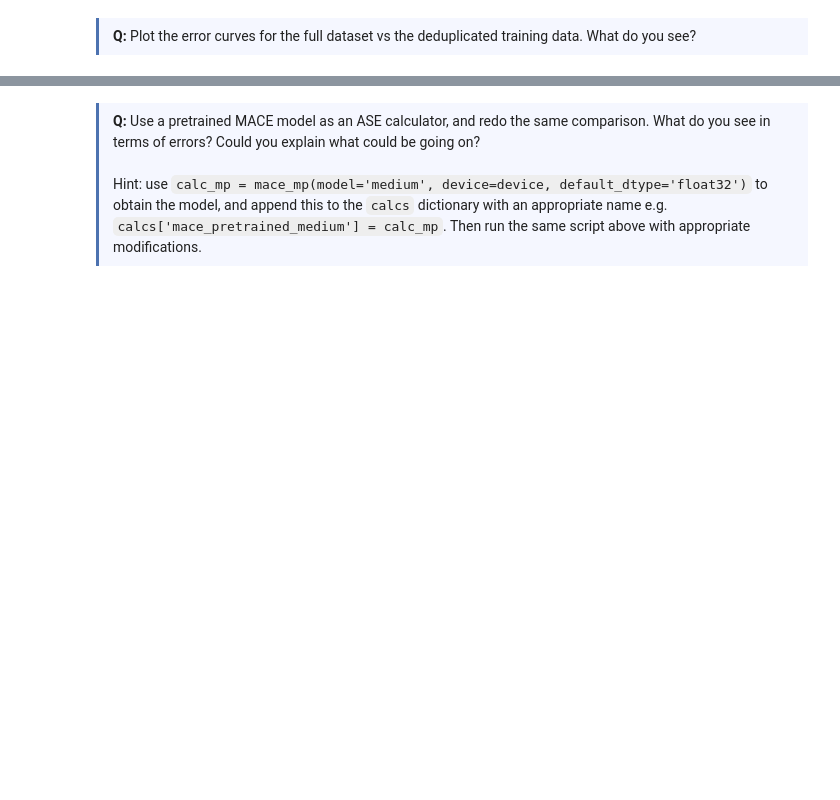
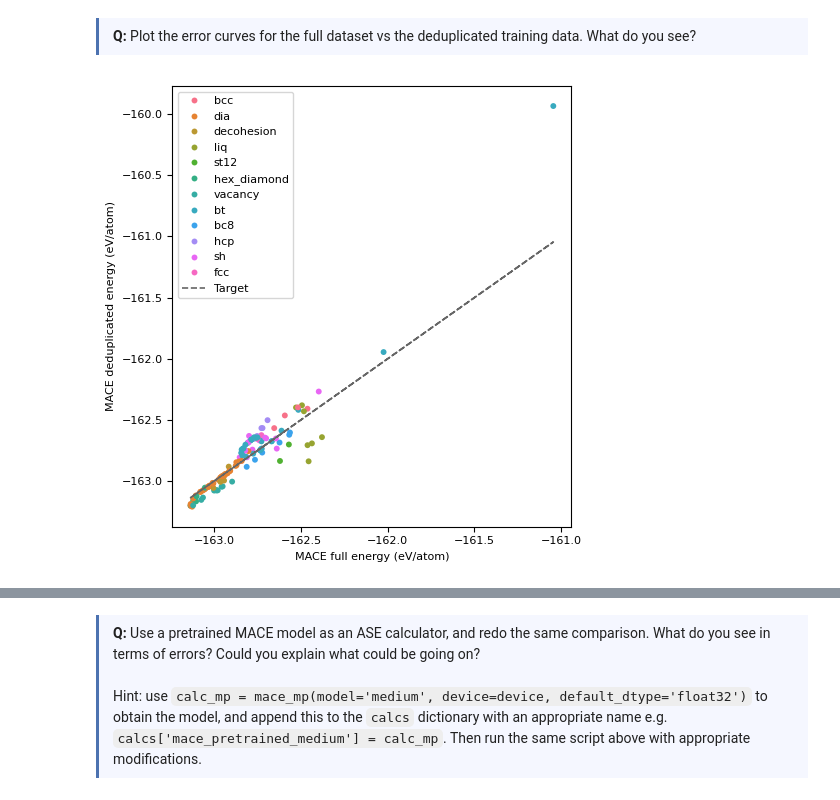
Before and after one commit to parthapaul7/.dotfiles, a Jupyter notebook: Lab1.ipynb, the cells around one changed output, grey strips where cells are left out. Saved outputs shown, nothing was run; the diff lists cells and outputs as text; code cells hidden in the pictures; blank space fills up the shorter version.

```diff
--- a/Lab1.ipynb
+++ b/Lab1.ipynb
@@ -591,3 +608,22 @@ df.head()
 <b>Q:</b> Plot the error curves for the full dataset vs the deduplicated training data. What do you see?
 
 </div>
+# %%
+# Parity plot of DFT vs MACE energies, coloured by config_type.
+# A perfect model would have all points on the dashed target line.
+
+config_types = [s.info["config_type"] for s in test_structs]
+
+x = df["Si_alldata_e_pred"]
+y = df["Si_subset_e_pred"]
+
+fig, ax = plt.subplots(figsize=(5, 5))
+sns.scatterplot(x=x, y=y, hue=config_types, s=18, linewidth=0, ax=ax)
+ax.plot(x, x, "--", color="0.4", lw=1.2, label="Target")
+ax.set_xlabel("MACE full energy (eV/atom)")
+ax.set_ylabel("MACE deduplicated energy (eV/atom)")
+ax.legend()
+fig.tight_layout()
+plt.show()
+# %% [output]
+[figure, added]
```
Also changed, not shown: parts of 8 cells of this notebook.
